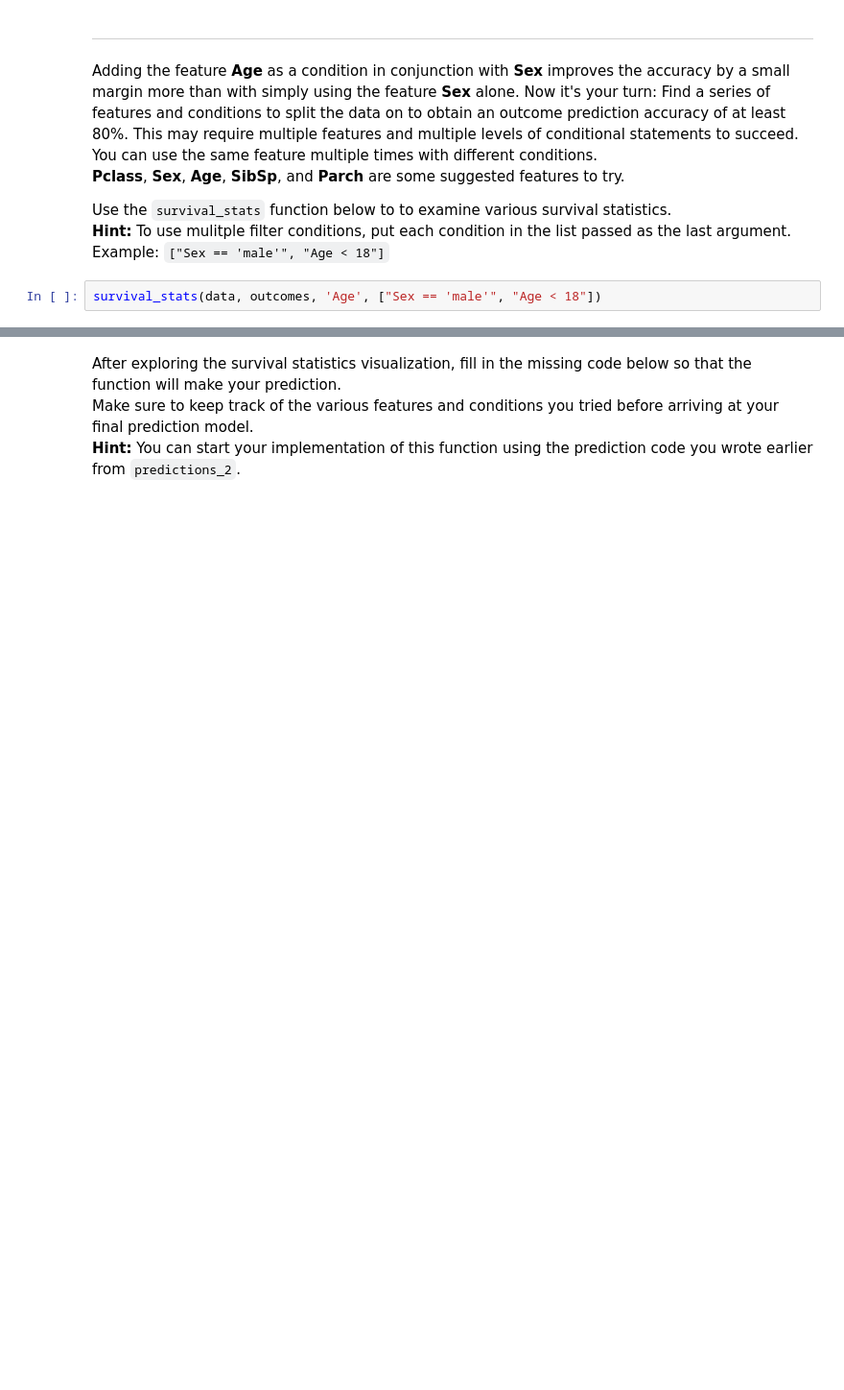
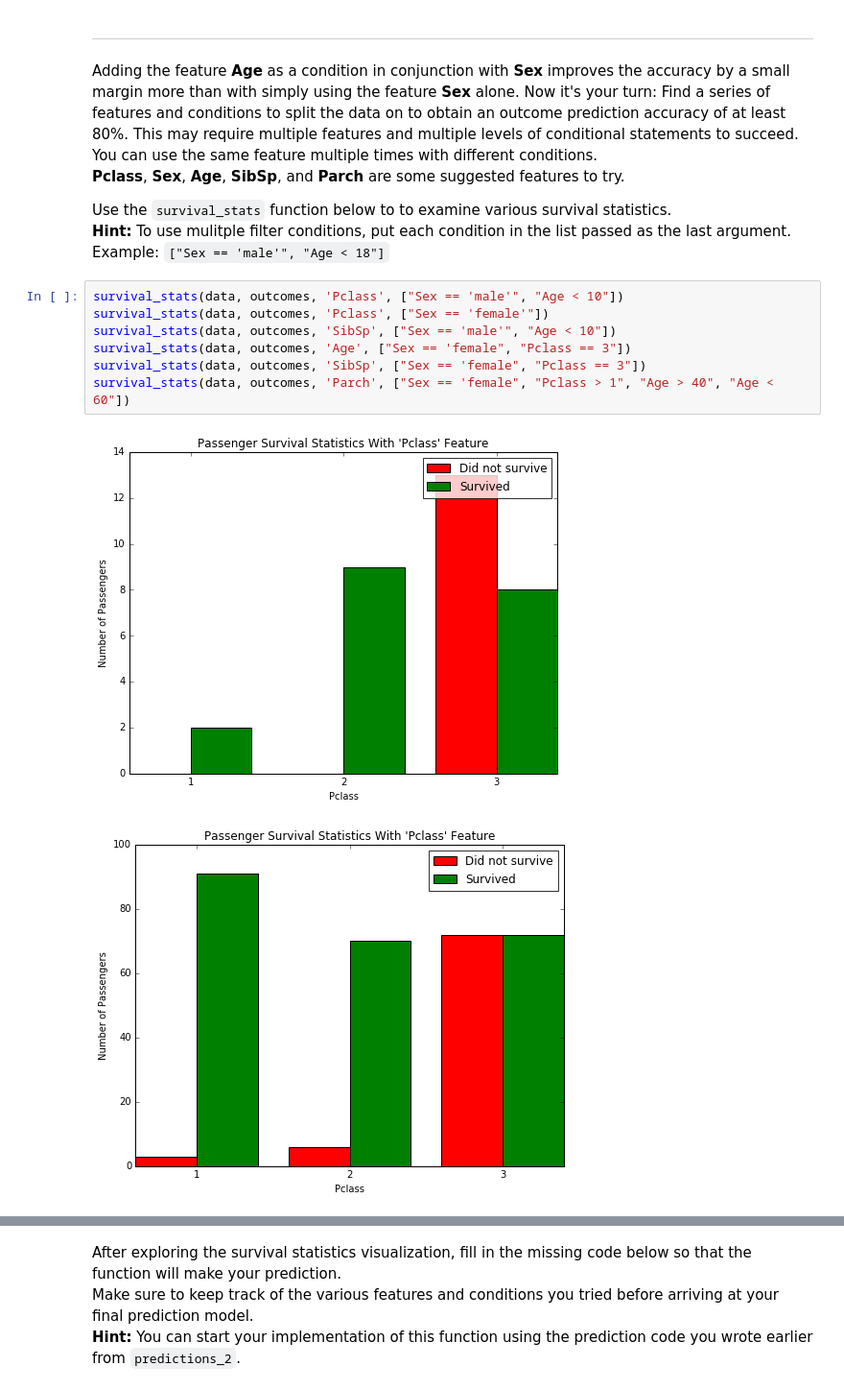
Before and after one commit to cahilton/titanic-udacity-ml, a Jupyter notebook: Titanic_Survival_Exploration.ipynb, the cells around one changed output, grey strips where cells are left out. Shown: that part at 96% size. Saved outputs shown, nothing was run; the diff lists cells and outputs as text; blank space fills up the shorter version.

```diff
--- a/Titanic_Survival_Exploration.ipynb
+++ b/Titanic_Survival_Exploration.ipynb
@@ -199,5 +210,13 @@ Adding the feature **Age** as a condition in conjunction with **Sex** improves t
 
 Use the `survival_stats` function below to to examine various survival statistics.
 **Hint:** To use mulitple filter conditions, put each condition in the list passed as the last argument. Example: `["Sex == 'male'", "Age < 18"]`
-# %%
-survival_stats(data, outcomes, 'Age', ["Sex == 'male'", "Age < 18"])
+# %%
+survival_stats(data, outcomes, 'Pclass', ["Sex == 'male'", "Age < 10"])
+survival_stats(data, outcomes, 'Pclass', ["Sex == 'female'"])
+survival_stats(data, outcomes, 'SibSp', ["Sex == 'male'", "Age < 10"])
+survival_stats(data, outcomes, 'Age', ["Sex == 'female", "Pclass == 3"])
+survival_stats(data, outcomes, 'SibSp', ["Sex == 'female", "Pclass == 3"])
+survival_stats(data, outcomes, 'Parch', ["Sex == 'female", "Pclass > 1", "Age > 40", "Age < 60"])
+# %% [output]
+[figure, added]
+[figure, added]
```
Also changed, not shown: parts of 19 cells of this notebook, 1 other file.
